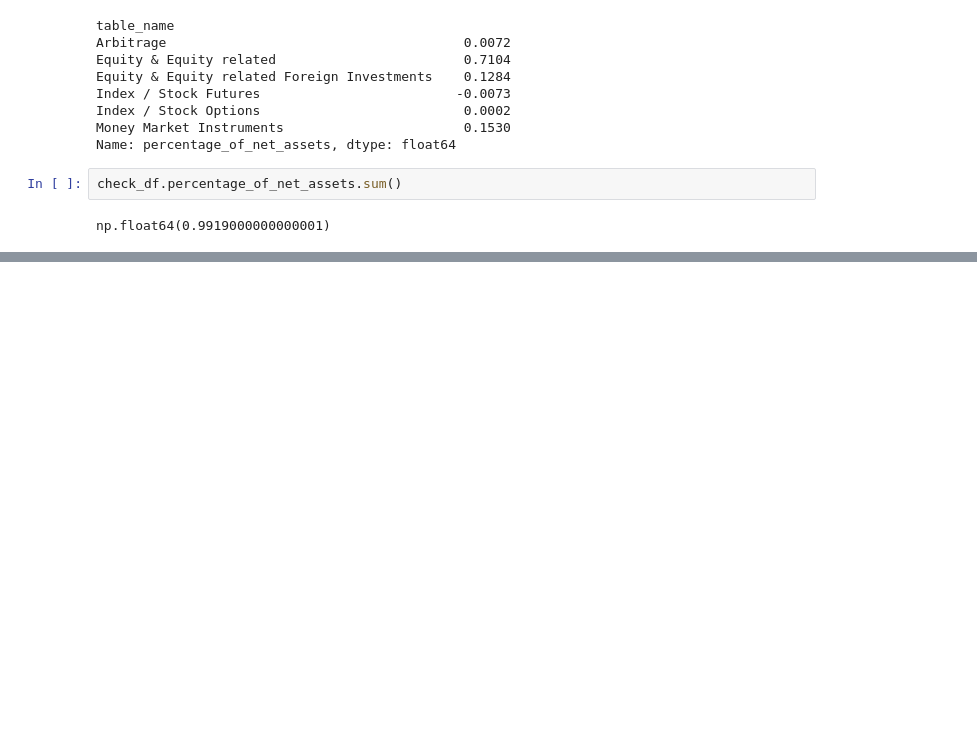
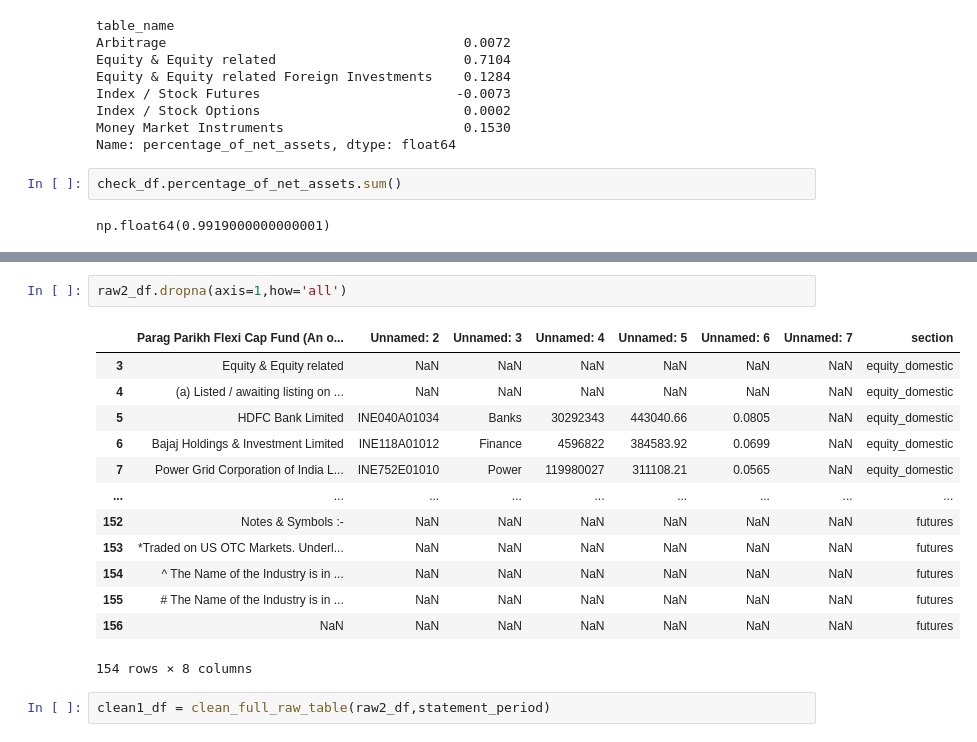
Before and after one commit to raro123/mf_holdings, a Jupyter notebook: notebooks/test_excel_extract.ipynb, the cells around one changed output, grey strips where cells are left out. Saved outputs shown, nothing was run; the diff lists cells and outputs as text; blank space fills up the shorter version.

```diff
--- a/notebooks/test_excel_extract.ipynb
+++ b/notebooks/test_excel_extract.ipynb
@@ -330,0 +326,18 @@ np.float64(0.9919000000000001)
+# %%
+raw2_df.dropna(axis=1,how='all')
+# %% [output]
+|  | Parag Parikh Flexi Cap Fund (An o... | Unnamed: 2 | Unnamed: 3 | Unnamed: 4 | Unnamed: 5 | Unnamed: 6 | Unnamed: 7 | section |
+| 3 | Equity & Equity related | NaN | NaN | NaN | NaN | NaN | NaN | equity_domestic |
+| 4 | (a) Listed / awaiting listing on ... | NaN | NaN | NaN | NaN | NaN | NaN | equity_domestic |
+| 5 | HDFC Bank Limited | INE040A01034 | Banks | 30292343 | 443040.66 | 0.0805 | NaN | equity_domestic |
+| 6 | Bajaj Holdings & Investment Limited | INE118A01012 | Finance | 4596822 | 384583.92 | 0.0699 | NaN | equity_domestic |
+| 7 | Power Grid Corporation of India L... | INE752E01010 | Power | 119980027 | 311108.21 | 0.0565 | NaN | equity_domestic |
+| ... | ... | ... | ... | ... | ... | ... | ... | ... |
+| 152 | Notes & Symbols :- | NaN | NaN | NaN | NaN | NaN | NaN | futures |
+| 153 | *Traded on US OTC Markets. Underl... | NaN | NaN | NaN | NaN | NaN | NaN | futures |
+| 154 | ^ The Name of the Industry is in ... | NaN | NaN | NaN | NaN | NaN | NaN | futures |
+| 155 | # The Name of the Industry is in ... | NaN | NaN | NaN | NaN | NaN | NaN | futures |
+| 156 | NaN | NaN | NaN | NaN | NaN | NaN | NaN | futures |
+154 rows × 8 columns
+# %%
+clean1_df = clean_full_raw_table(raw2_df,statement_period)
```
Also changed, not shown: parts of 54 cells of this notebook, 8 other files.
